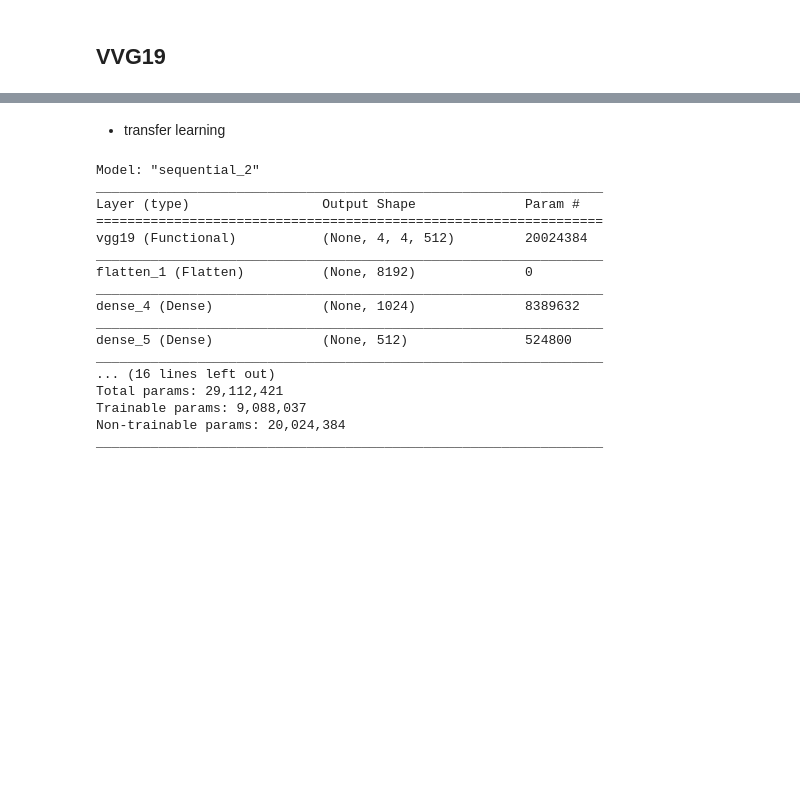
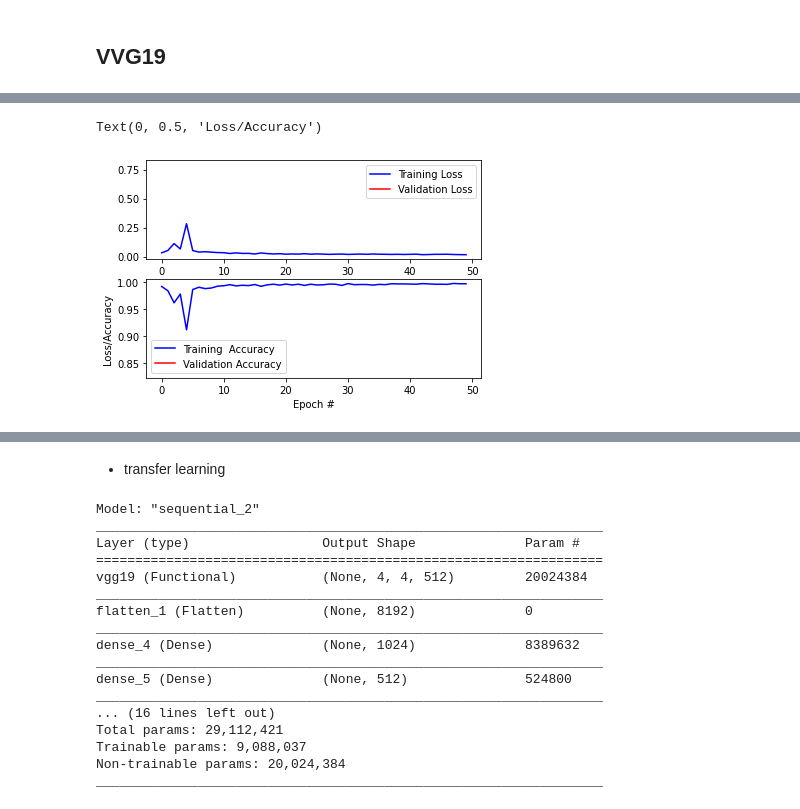
Before and after one commit to albertovpd/viu_tfm-deep_vision_classification, a Jupyter notebook: src/TFM_real_state_deep_vision.ipynb, the cells around one changed output, grey strips where cells are left out. Drawn from its saved outputs; the diff is of its cells as text; code cells hidden in the pictures; blank space fills up the shorter version.

Commit message:
how to plot val_loss/acc with batchs and this config??

```diff
--- a/src/TFM_real_state_deep_vision.ipynb
+++ b/src/TFM_real_state_deep_vision.ipynb
@@ -159,0 +211,26 @@ val:   (787, 128, 128, 3) (787, 5)
+# %%
+#Learning Rate Annealer - decreases the learning rate after a certain number of epochs if the error rate does not change. Here, through this technique,
+# we will monitor the validation accuracy and if it seems to be a plateau in 3 epochs, it will reduce the learning rate by 0.01.
+from keras.callbacks import ReduceLROnPlateau
+lrr= ReduceLROnPlateau(monitor='accuracy', factor=.01, patience=3, min_lr=1e-5) # "val_acc " warning
+# %%
+#Initializing the hyperparameters
+from tensorflow.keras.optimizers import SGD, Adam
+batch_size= 100
+epochs=50
+learn_rate=.001
+sgd=SGD(learning_rate=learn_rate,momentum=.9,nesterov=False)
+adam=Adam(learning_rate=learn_rate, beta_1=0.9, beta_2=0.999, epsilon=None, decay=0.0, amsgrad=False)
+# crossentroty: logaritmic metric from 0.99 (terrible) to 0 (too much perfect)=> https://machinelearningmastery.com/loss-and-loss-functions-for-training-deep-learning-neural-networks/
+model.compile(optimizer=sgd,loss='categorical_crossentropy',metrics=['accuracy'])
+# %%
+#Training the model
+model.fit_generator(
+    train_generator.flow(x_train, y_train, batch_size= batch_size),
+    epochs = epochs,
+    steps_per_epoch = x_train.shape[0]//batch_size,
+    validation_data = val_generator.flow(x_val, y_val, batch_size = batch_size),
+    validation_steps = 250,
+    callbacks=[lrr],
+    verbose = 1
+    )
@@ -159,0 +256,21 @@ val:   (787, 128, 128, 3) (787, 5)
+# %%
+#Plotting the training and validation loss and accuracy
+f,ax=plt.subplots(2,1)
+
+#Loss
+ax[0].plot(model.history.history['loss'],color='b',label='Training Loss')
+ax[0].plot(model.history.history['val_loss'],color='r',label='Validation Loss')
+ax[0].legend()
+plt.xlabel("Epoch #")
+plt.ylabel("Loss/Accuracy")
+#Accuracy
+ax[1].plot(model.history.history['accuracy'],color='b',label='Training  Accuracy')
+ax[1].plot(model.history.history['val_accuracy'],color='r',label='Validation Accuracy')
+ax[1].legend()
+#plt.legend()
+#plt.title("Training Loss and Accuracy")
+plt.xlabel("Epoch #")
+plt.ylabel("Loss/Accuracy")
+# %% [output]
+Text(0, 0.5, 'Loss/Accuracy')
+[figure, added]
```
Also changed, not shown: parts of 13 cells of this notebook.
